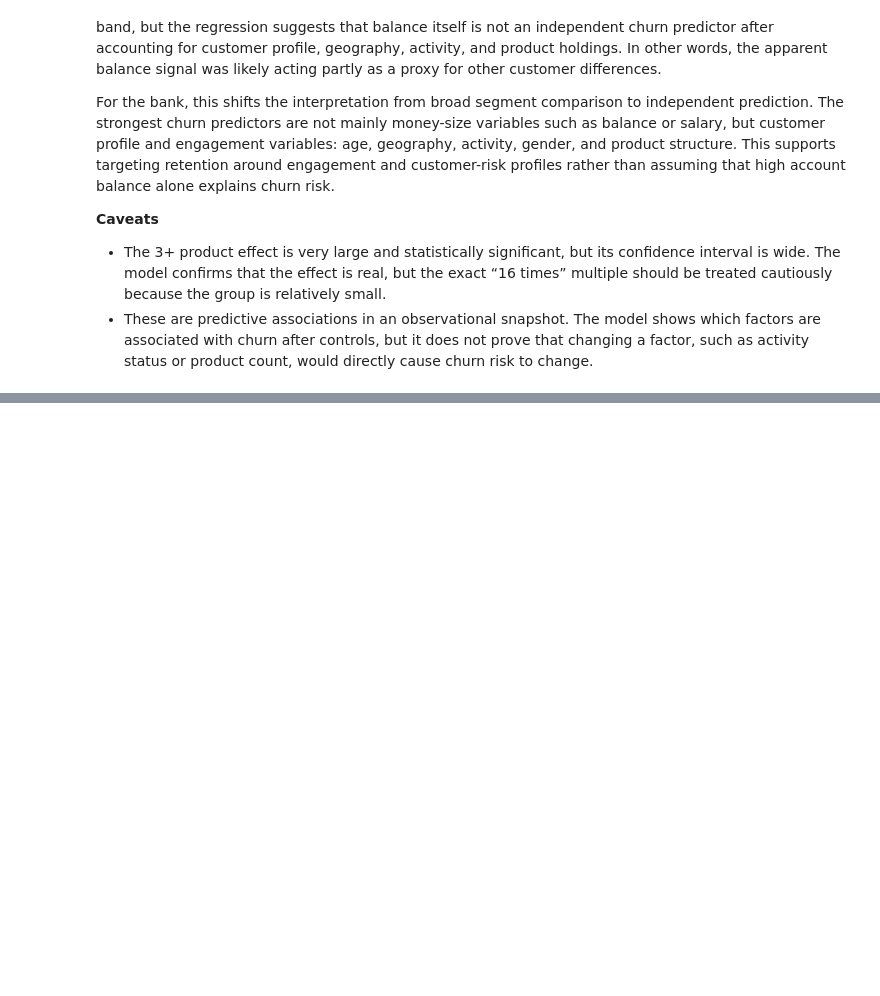
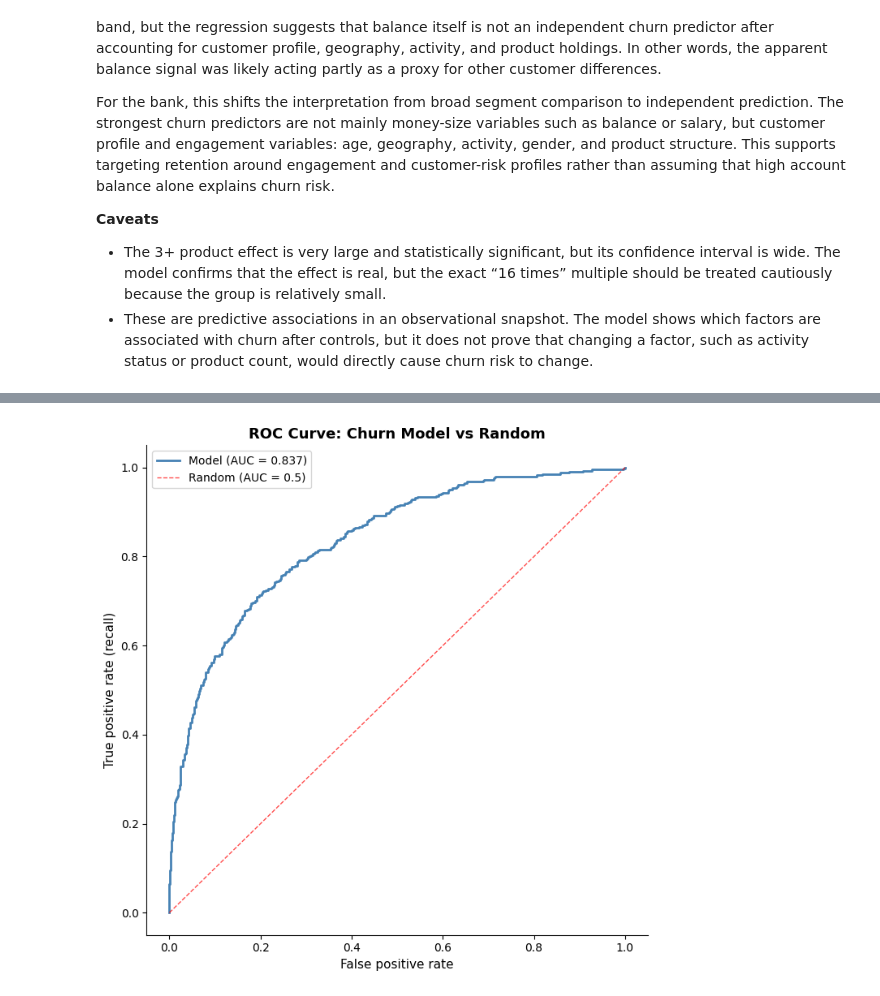
Before and after one commit to szymon-pasieka/bank-churn-analysis, a Jupyter notebook: 02_modeling.ipynb, the cells around one changed output, grey strips where cells are left out. Saved outputs shown, nothing was run; the diff lists cells and outputs as text; code cells hidden in the pictures; blank space fills up the shorter version.

Commit message:
Evaluate classifier: confusion matrix, ROC-AUC, threshold context

```diff
--- a/02_modeling.ipynb
+++ b/02_modeling.ipynb
@@ -193,3 +193,12 @@ For the bank, this shifts the interpretation from broad segment comparison to in
 
 * The 3+ product effect is very large and statistically significant, but its confidence interval is wide. The model confirms that the effect is real, but the exact “16 times” multiple should be treated cautiously because the group is relatively small.
 * These are predictive associations in an observational snapshot. The model shows which factors are associated with churn after controls, but it does not prove that changing a factor, such as activity status or product count, would directly cause churn risk to change.
+# %%
+from sklearn.metrics import accuracy_score, confusion_matrix, classification_report, roc_auc_score, roc_curve
+
+# Add the constant to the test features, matching how the model was trained.
+X_test_const = sm.add_constant(X_test_scaled)
+
+# The model outputs churn probabilities; threshold at 0.5 for a yes/no prediction.
+y_pred_prob = logit_model.predict(X_test_const)
+y_pred = (y_pred_prob >= 0.5).astype(int)
@@ -195,0 +246,21 @@ For the bank, this shifts the interpretation from broad segment comparison to in
+# %%
+import matplotlib.pyplot as plt
+
+fpr, tpr, _ = roc_curve(y_test, y_pred_prob)
+auc = roc_auc_score(y_test, y_pred_prob)
+
+fig, ax = plt.subplots(figsize=(7, 7))
+ax.plot(fpr, tpr, color='steelblue', linewidth=2, label=f'Model (AUC = {auc:.3f})')
+ax.plot([0, 1], [0, 1], color='red', linestyle='--', linewidth=1, alpha=0.7, label='Random (AUC = 0.5)')
+
+ax.set_xlabel('False positive rate', fontsize=11)
+ax.set_ylabel('True positive rate (recall)', fontsize=11)
+ax.set_title('ROC Curve: Churn Model vs Random', fontsize=13, fontweight='bold')
+
+ax.spines['top'].set_visible(False)
+ax.spines['right'].set_visible(False)
+ax.legend()
+plt.tight_layout()
+plt.show()
+# %% [output]
+[figure, added]
```
Also changed, not shown: parts of 4 cells of this notebook.
